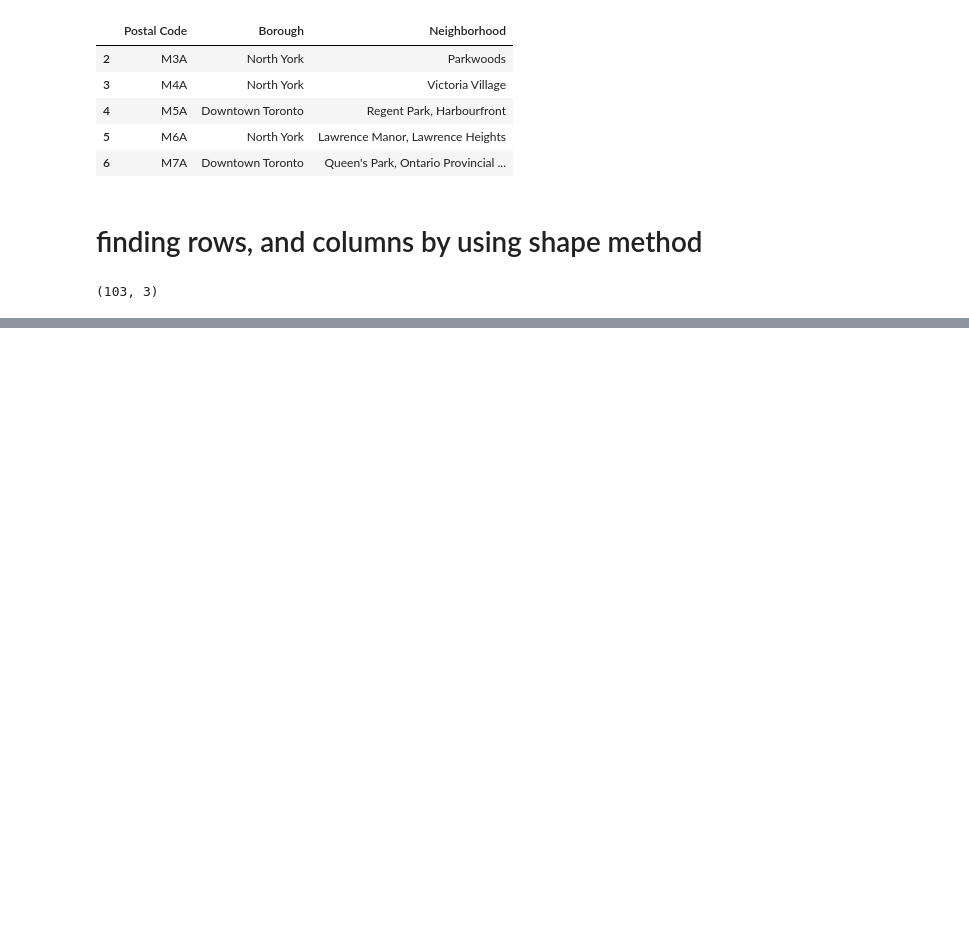
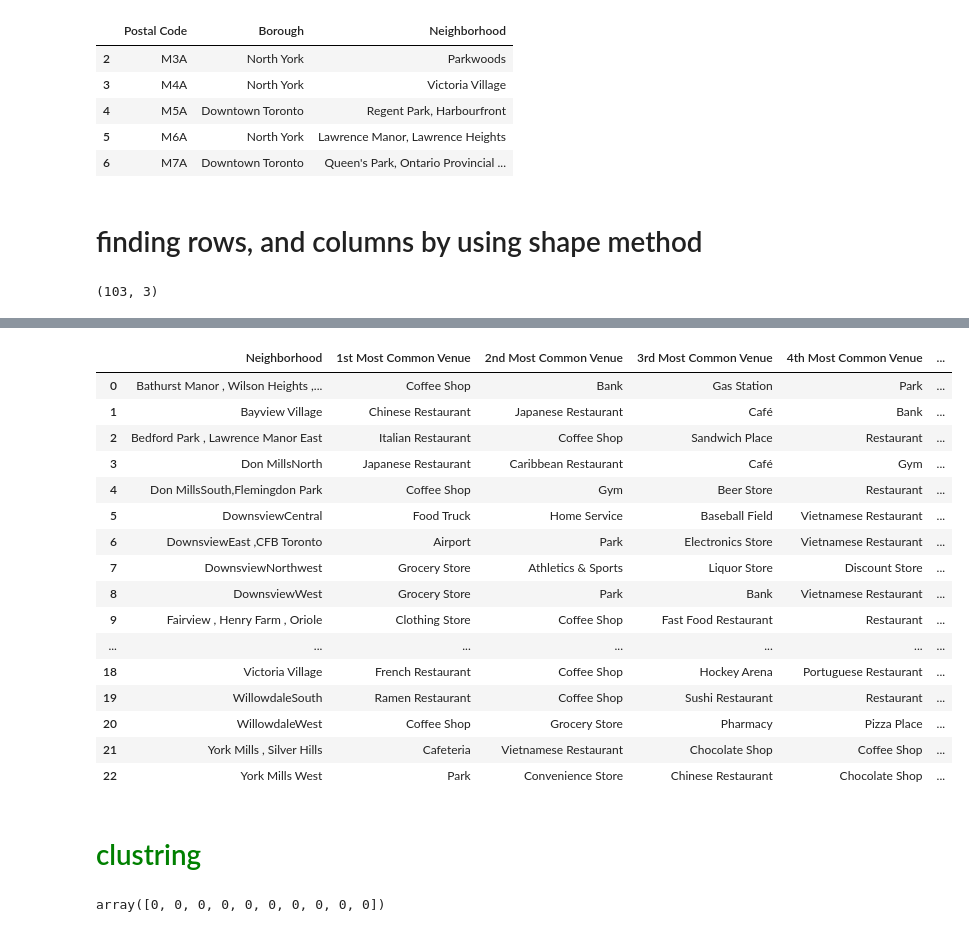
Before and after one commit to saiganesh-d/MALL-analysis, a Jupyter notebook: week3_1.ipynb, the cells around one changed output, grey strips where cells are left out. Drawn from its saved outputs; the diff is of its cells as text; code cells hidden in the pictures; blank space fills up the shorter version.

```diff
--- a/week3_1.ipynb
+++ b/week3_1.ipynb
@@ -77,0 +443,13 @@ df.shape
+# %%
+# along with the top 10 most common venues¶
+num_top_venues = 10
+
+for hood in toronto_grouped['Neighborhood']:
+    print("----"+hood+"----")
+    temp = toronto_grouped[toronto_grouped['Neighborhood'] == hood].T.reset_index()
+    temp.columns = ['venue','freq']
+    temp = temp.iloc[1:]
+    temp['freq'] = temp['freq'].astype(float)
+    temp = temp.round({'freq': 2})
+    print(temp.sort_values('freq', ascending=False).reset_index(drop=True).head(num_top_venues))
+    print('\n')
@@ -77,0 +474,62 @@ df.shape
+# %%
+#Let's put that into a pandas dataframe
+def return_most_common_venues(row, num_top_venues):
+    row_categories = row.iloc[1:]
+    row_categories_sorted = row_categories.sort_values(ascending=False)
+
+    return row_categories_sorted.index.values[0:num_top_venues]
+# %%
+#Now let's create the new dataframe and display the top 10 venues for each neighborhood.
+num_top_venues = 10
+
+indicators = ['st', 'nd', 'rd']
+
+# create columns according to number of top venues
+columns = ['Neighborhood']
+for ind in np.arange(num_top_venues):
+    try:
+        columns.append('{}{} Most Common Venue'.format(ind+1, indicators[ind]))
+    except:
+        columns.append('{}th Most Common Venue'.format(ind+1))
+
+# create a new dataframe
+neighborhoods_venues_sorted = pd.DataFrame(columns=columns)
+neighborhoods_venues_sorted['Neighborhood'] = toronto_grouped['Neighborhood']
+
+for ind in np.arange(toronto_grouped.shape[0]):
+    neighborhoods_venues_sorted.iloc[ind, 1:] = return_most_common_venues(toronto_grouped.iloc[ind, :], num_top_venues)
+
+neighborhoods_venues_sorted
+# %% [output]
+|  | Neighborhood | 1st Most Common Venue | 2nd Most Common Venue | 3rd Most Common Venue | 4th Most Common Venue | ... |
+| 0 | Bathurst Manor , Wilson Heights ,... | Coffee Shop | Bank | Gas Station | Park | ... |
+| 1 | Bayview Village | Chinese Restaurant | Japanese Restaurant | Café | Bank | ... |
+| 2 | Bedford Park , Lawrence Manor East | Italian Restaurant | Coffee Shop | Sandwich Place | Restaurant | ... |
+| 3 | Don MillsNorth | Japanese Restaurant | Caribbean Restaurant | Café | Gym | ... |
+| 4 | Don MillsSouth,Flemingdon Park | Coffee Shop | Gym | Beer Store | Restaurant | ... |
+| 5 | DownsviewCentral | Food Truck | Home Service | Baseball Field | Vietnamese Restaurant | ... |
+| 6 | DownsviewEast ,CFB Toronto | Airport | Park | Electronics Store | Vietnamese Restaurant | ... |
+| 7 | DownsviewNorthwest | Grocery Store | Athletics & Sports | Liquor Store | Discount Store | ... |
+| 8 | DownsviewWest | Grocery Store | Park | Bank | Vietnamese Restaurant | ... |
+| 9 | Fairview , Henry Farm , Oriole | Clothing Store | Coffee Shop | Fast Food Restaurant | Restaurant | ... |
+| ... | ... | ... | ... | ... | ... | ... |
+| 18 | Victoria Village | French Restaurant | Coffee Shop | Hockey Arena | Portuguese Restaurant | ... |
+| 19 | WillowdaleSouth | Ramen Restaurant | Coffee Shop | Sushi Restaurant | Restaurant | ... |
+| 20 | WillowdaleWest | Coffee Shop | Grocery Store | Pharmacy | Pizza Place | ... |
+| 21 | York Mills , Silver Hills | Cafeteria | Vietnamese Restaurant | Chocolate Shop | Coffee Shop | ... |
+| 22 | York Mills West | Park | Convenience Store | Chinese Restaurant | Chocolate Shop | ... |
+# %% [markdown]
+<h1 span style="color:green"> clustring
+# %%
+# set number of clusters
+kclusters = 5
+
+toronto_grouped_clustering = toronto_grouped.drop('Neighborhood', 1)
+
+# run k-means clustering
+kmeans = KMeans(n_clusters=kclusters, random_state=0).fit(toronto_grouped_clustering)
+
+# check cluster labels generated for each row in the dataframe
+kmeans.labels_[0:10]
+# %% [output]
+array([0, 0, 0, 0, 0, 0, 0, 0, 0, 0])
```
Also changed, not shown: parts of 28 cells of this notebook.
